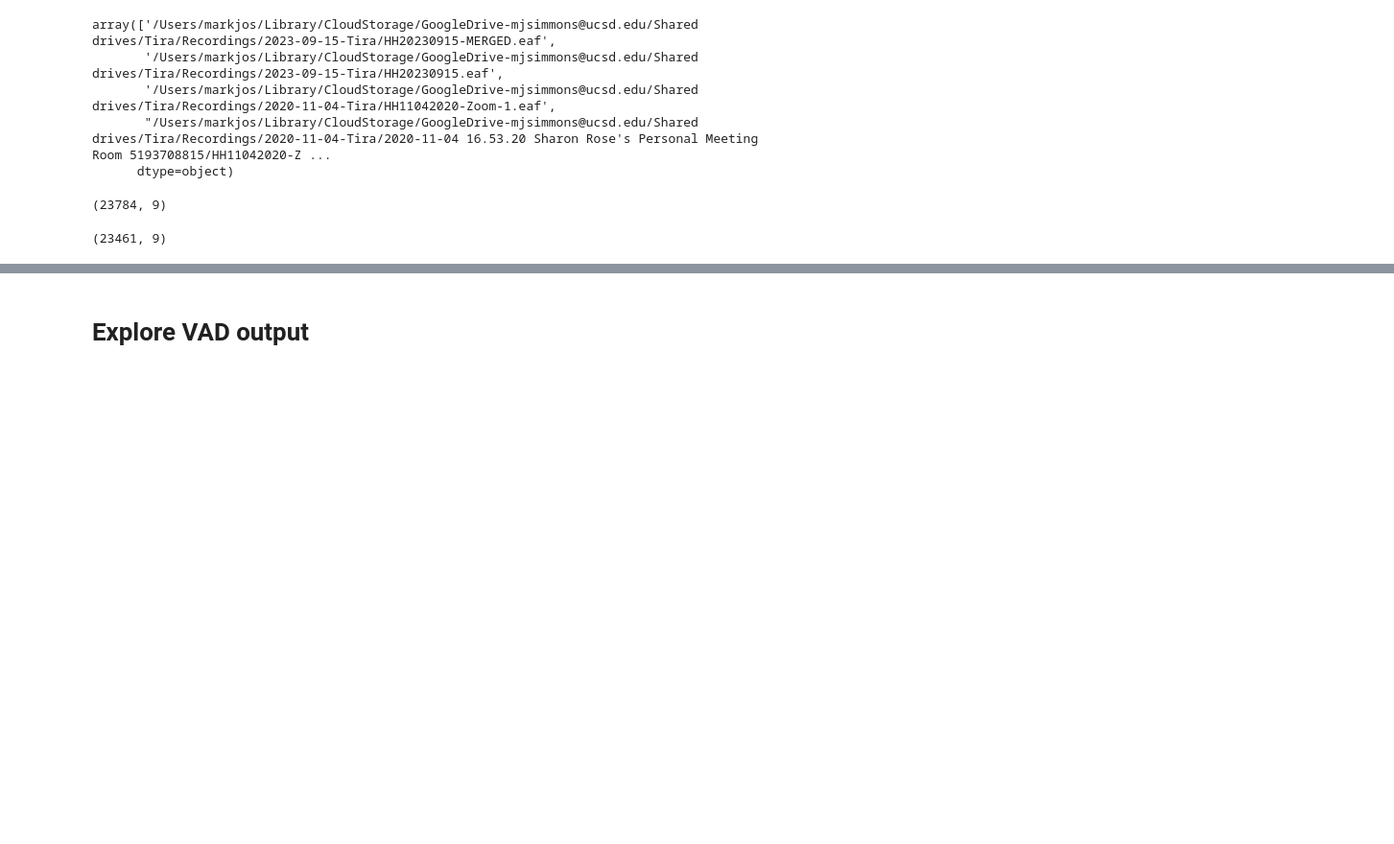
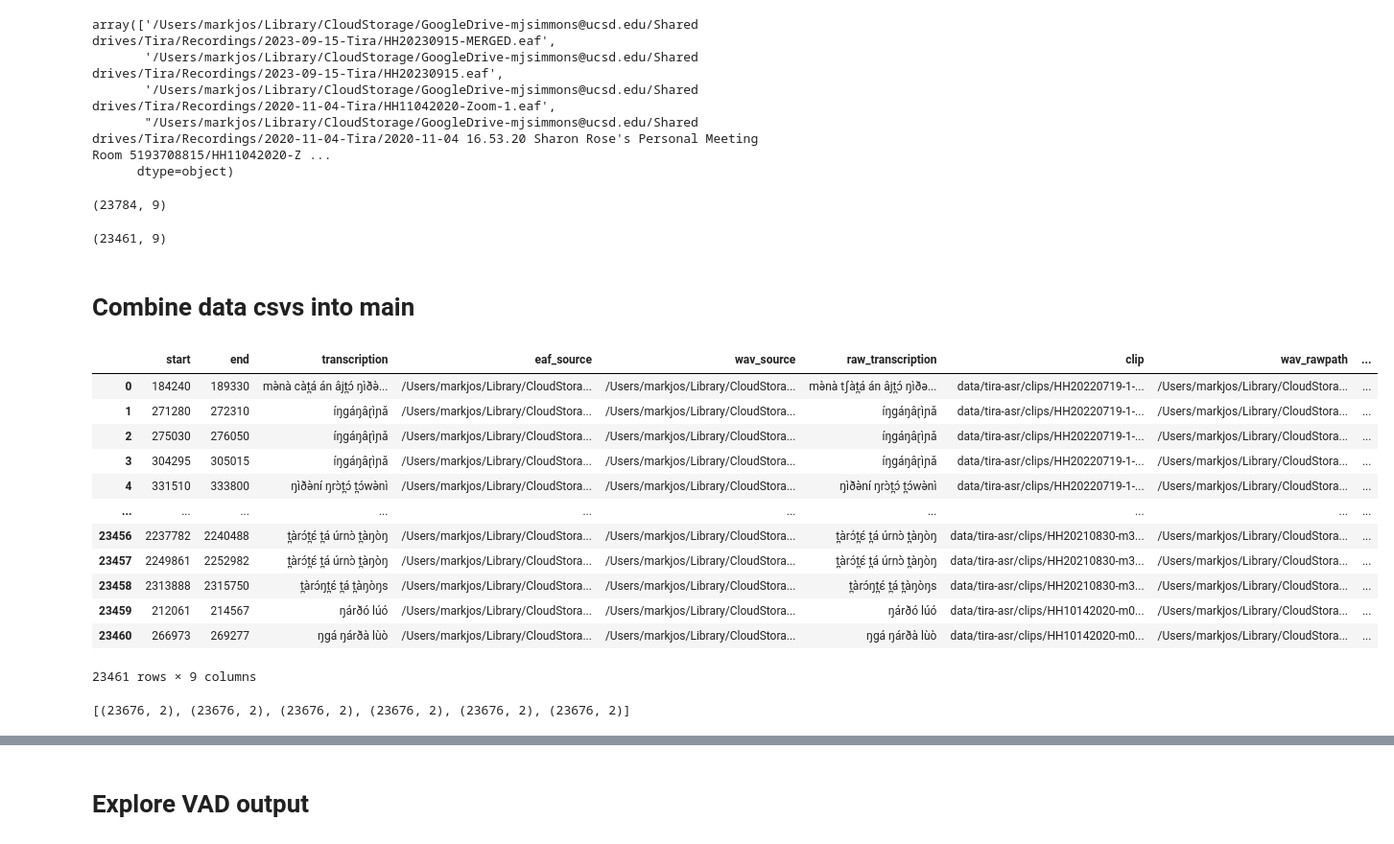
Before and after one commit to markjosims/malachor5, a Jupyter notebook: notebooks/tira_asr_cleaning.ipynb, the cells around one changed output, grey strips where cells are left out. Shown at 96% size. Saved outputs shown, nothing was run; the diff lists cells and outputs as text; code cells hidden in the pictures; blank space fills up the shorter version.

```diff
--- a/notebooks/tira_asr_dataset.ipynb
+++ b/notebooks/tira_asr_cleaning.ipynb
@@ -632,3 +632,22 @@ df.shape
 (23461, 9)
 # %%
 df.to_csv(clipdata_path, index=False)
+# %% [markdown]
+# Combine data csvs into main
+# %%
+main_df=pd.read_csv('/Users/markjos/projects/malachor5/data/tira-asr/clipdata.csv')
+main_df
+# %% [output]
+|  | start | end | transcription | eaf_source | wav_source | raw_transcription | clip | wav_rawpath | ... |
+| 0 | 184240 | 189330 | mə̀nà càt̪á án âjt̪ɔ́ ŋìðə̀... | /Users/markjos/Library/CloudStora... | /Users/markjos/Library/CloudStora... | mə̀nà tʃàt̪á án âjt̪ɔ́ ŋìðə... | data/tira-asr/clips/HH20220719-1-... | /Users/markjos/Library/CloudStora... | ... |
+| 1 | 271280 | 272310 | íŋgáŋâɽìɲǎ | /Users/markjos/Library/CloudStora... | /Users/markjos/Library/CloudStora... | íŋgáŋâɽìɲǎ | data/tira-asr/clips/HH20220719-1-... | /Users/markjos/Library/CloudStora... | ... |
+| 2 | 275030 | 276050 | íŋgáŋâɽìɲǎ | /Users/markjos/Library/CloudStora... | /Users/markjos/Library/CloudStora... | íŋgáŋâɽìɲǎ | data/tira-asr/clips/HH20220719-1-... | /Users/markjos/Library/CloudStora... | ... |
+| 3 | 304295 | 305015 | íŋgáŋâɽìɲǎ | /Users/markjos/Library/CloudStora... | /Users/markjos/Library/CloudStora... | íŋgáŋâɽìɲǎ | data/tira-asr/clips/HH20220719-1-... | /Users/markjos/Library/CloudStora... | ... |
+| 4 | 331510 | 333800 | ŋìðə̀ní ŋrɔ̀t̪ɔ́ t̪ɔ́wə̀nì | /Users/markjos/Library/CloudStora... | /Users/markjos/Library/CloudStora... | ŋìðə̀ní ŋrɔ̀t̪ɔ́ t̪ɔ́wə̀nì | data/tira-asr/clips/HH20220719-1-... | /Users/markjos/Library/CloudStora... | ... |
+| ... | ... | ... | ... | ... | ... | ... | ... | ... | ... |
+| 23456 | 2237782 | 2240488 | t̪àrɔ́t̪ɛ́ t̪á úrnɔ̀ t̪àŋòŋ | /Users/markjos/Library/CloudStora... | /Users/markjos/Library/CloudStora... | t̪àrɔ́t̪ɛ́ t̪á úrnɔ̀ t̪àŋòŋ | data/tira-asr/clips/HH20210830-m3... | /Users/markjos/Library/CloudStora... | ... |
+| 23457 | 2249861 | 2252982 | t̪àrɔ́t̪ɛ́ t̪á úrnɔ̀ t̪àŋòŋ | /Users/markjos/Library/CloudStora... | /Users/markjos/Library/CloudStora... | t̪àrɔ́t̪ɛ́ t̪á úrnɔ̀ t̪àŋòŋ | data/tira-asr/clips/HH20210830-m3... | /Users/markjos/Library/CloudStora... | ... |
+| 23458 | 2313888 | 2315750 | t̪àrɔ́ŋt̪ɛ́ t̪á t̪àŋòŋs | /Users/markjos/Library/CloudStora... | /Users/markjos/Library/CloudStora... | t̪àrɔ́ŋt̪ɛ́ t̪á t̪àŋòŋs | data/tira-asr/clips/HH20210830-m3... | /Users/markjos/Library/CloudStora... | ... |
+| 23459 | 212061 | 214567 | ŋárðó lúó | /Users/markjos/Library/CloudStora... | /Users/markjos/Library/CloudStora... | ŋárðó lúó | data/tira-asr/clips/HH10142020-m0... | /Users/markjos/Library/CloudStora... | ... |
+| 23460 | 266973 | 269277 | ŋgá ŋárðà lùò | /Users/markjos/Library/CloudStora... | /Users/markjos/Library/CloudStora... | ŋɡá ŋárðà lùò | data/tira-asr/clips/HH10142020-m0... | /Users/markjos/Library/CloudStora... | ... |
+23461 rows × 9 columns
@@ -634,0 +663,8 @@ df.to_csv(clipdata_path, index=False)
+# %%
+dfs=[pd.read_csv(csv) for csv in secondary_csv]
+for df in dfs:
+    df['path']=df['path'].apply(os.path.basename)
+dfs=[df.sort_values('path') for df in dfs]
+[df.shape for df in dfs]
+# %% [output]
+[(23676, 2), (23676, 2), (23676, 2), (23676, 2), (23676, 2), (23676, 2)]
```
Also changed, not shown: parts of 6 cells of this notebook, 1 other file.
